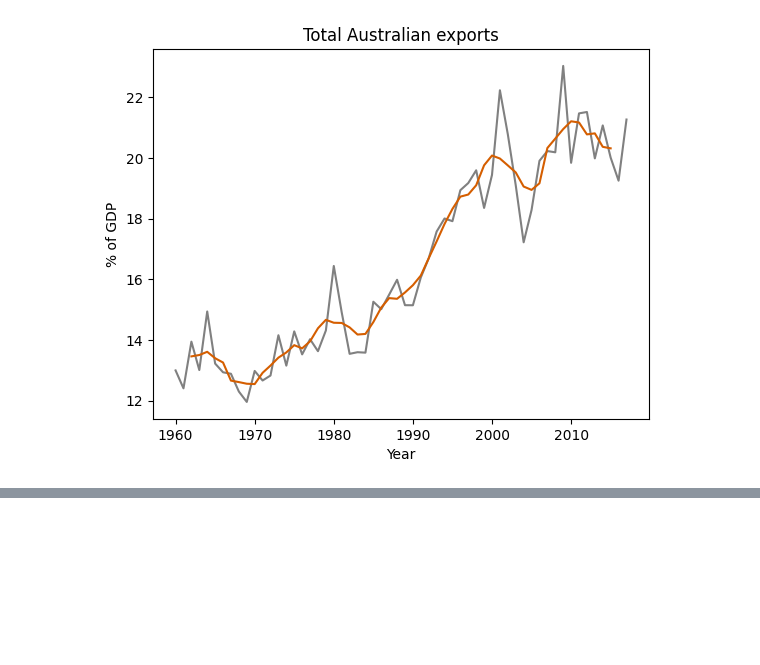
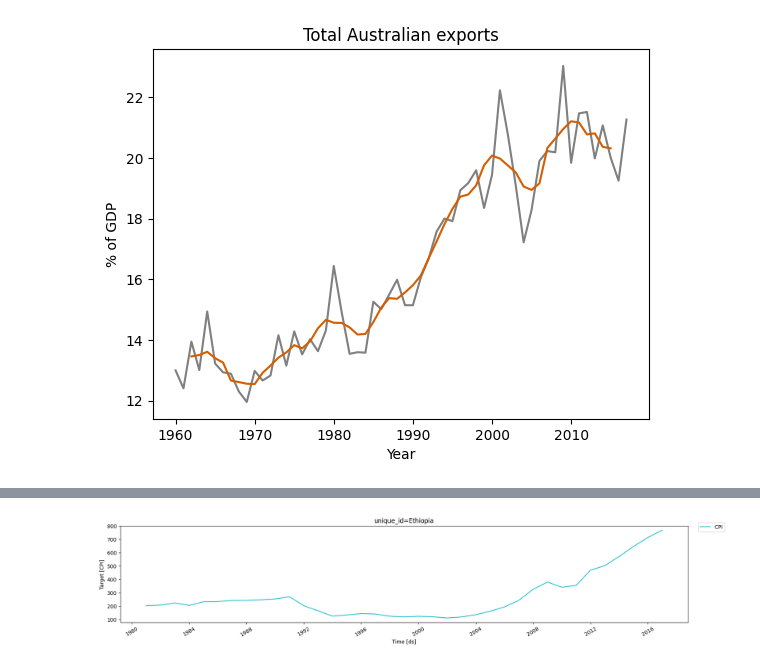
Before and after one commit to zamu-302/Time-series, a Jupyter notebook: Chapter3.ipynb, the cells around one changed output, grey strips where cells are left out. Saved outputs shown, nothing was run; the diff lists cells and outputs as text; code cells hidden in the pictures; blank space fills up the shorter version.

```diff
--- a/Chapter3.ipynb
+++ b/Chapter3.ipynb
@@ -79,0 +137,5 @@ plt.show()
+# %%
+ethio_CPI=df[df['unique_id']=='Ethiopia']
+plot_series(ethio_CPI,target_col='CPI')
+# %% [output]
+[figure, added]
```
Also changed, not shown: parts of 5 cells of this notebook.
